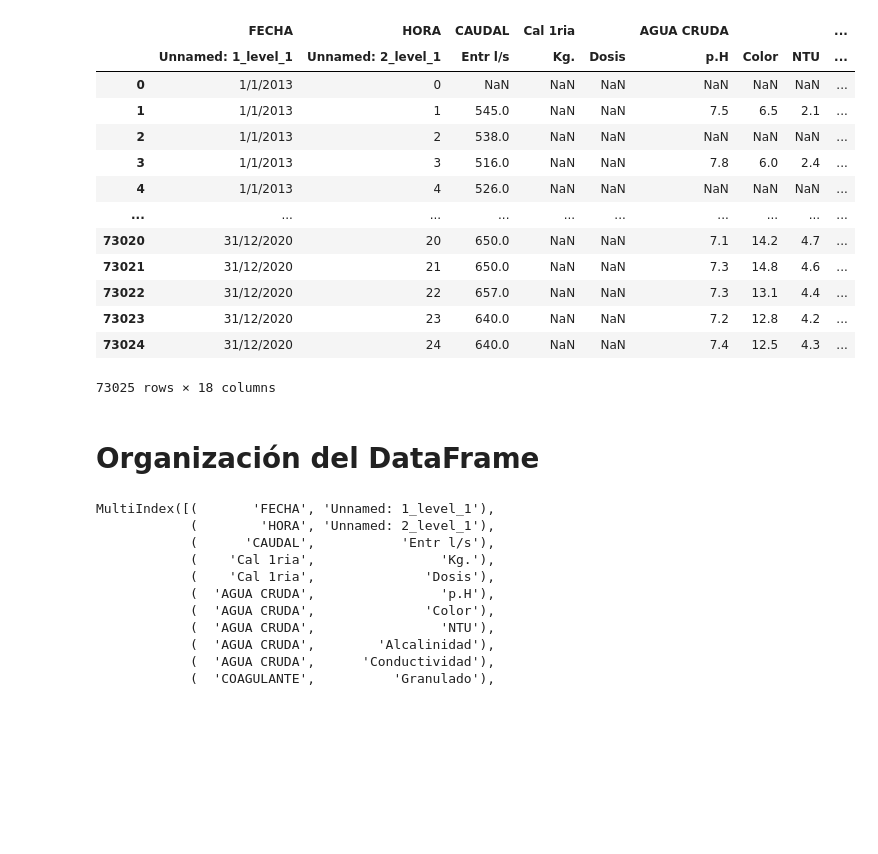
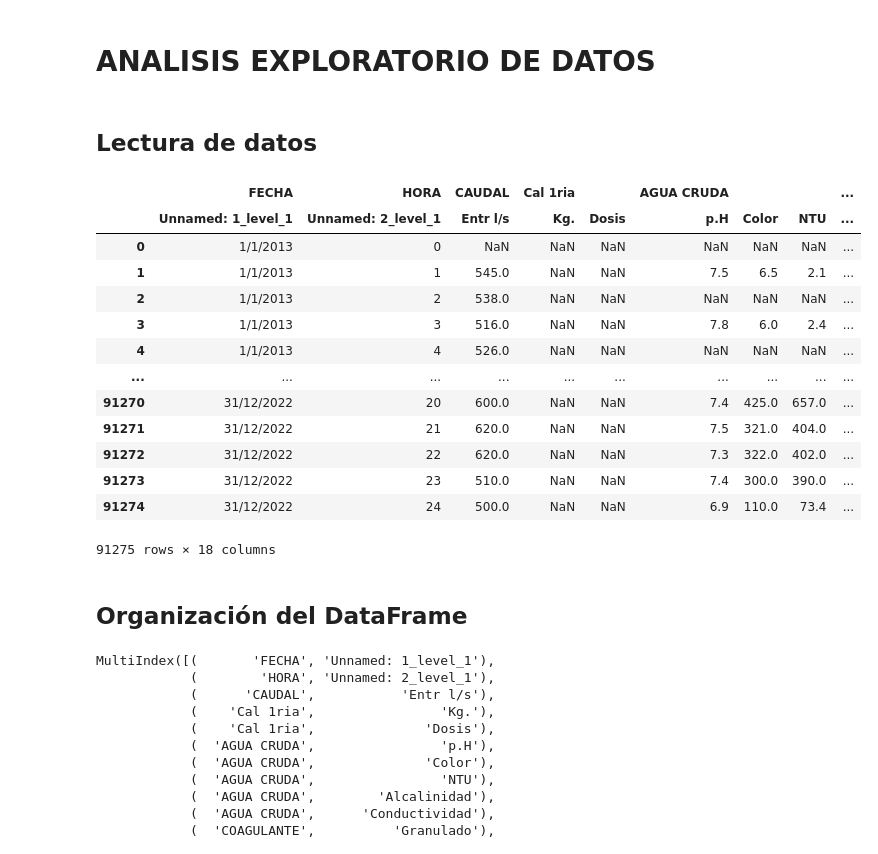
Before and after one commit to jvanessafdez/coagulant-dose, a Jupyter notebook: src/EDA.ipynb, the cells around one changed output. Saved outputs shown, nothing was run; the diff lists cells and outputs as text; code cells hidden in the pictures; blank space fills up the shorter version.

```diff
--- a/src/EDA.ipynb
+++ b/src/EDA.ipynb
@@ -1,3 +1,7 @@
+# %% [markdown]
+# ANALISIS EXPLORATORIO DE DATOS
+# %% [markdown]
+## Lectura de datos
 # %%
 import numpy as np
 import pandas as pd
@@ -5,24 +9,24 @@ import seaborn as sns
 import matplotlib.pyplot as plt
 import re
 # %%
-df = pd.read_csv('./data/dataframe.csv',sep=',', encoding='latin-1', header=[0, 1], index_col=0, low_memory=False,)
+df = pd.read_csv('../data/dataframe.csv',sep=',', encoding='latin-1', header=[0, 1], index_col=0, low_memory=False,)
 df
 # %% [output]
 |  | FECHA | HORA | CAUDAL | Cal 1ria |  | AGUA CRUDA |  |  | ... |
 |  | Unnamed: 1_level_1 | Unnamed: 2_level_1 | Entr l/s | Kg. | Dosis | p.H | Color | NTU | ... |
 | 0 | 1/1/2013 | 0 | NaN | NaN | NaN | NaN | NaN | NaN | ... |
 | 1 | 1/1/2013 | 1 | 545.0 | NaN | NaN | 7.5 | 6.5 | 2.1 | ... |
 | 2 | 1/1/2013 | 2 | 538.0 | NaN | NaN | NaN | NaN | NaN | ... |
 | 3 | 1/1/2013 | 3 | 516.0 | NaN | NaN | 7.8 | 6.0 | 2.4 | ... |
 | 4 | 1/1/2013 | 4 | 526.0 | NaN | NaN | NaN | NaN | NaN | ... |
 | ... | ... | ... | ... | ... | ... | ... | ... | ... | ... |
-| 73020 | 31/12/2020 | 20 | 650.0 | NaN | NaN | 7.1 | 14.2 | 4.7 | ... |
-| 73021 | 31/12/2020 | 21 | 650.0 | NaN | NaN | 7.3 | 14.8 | 4.6 | ... |
-| 73022 | 31/12/2020 | 22 | 657.0 | NaN | NaN | 7.3 | 13.1 | 4.4 | ... |
-| 73023 | 31/12/2020 | 23 | 640.0 | NaN | NaN | 7.2 | 12.8 | 4.2 | ... |
-| 73024 | 31/12/2020 | 24 | 640.0 | NaN | NaN | 7.4 | 12.5 | 4.3 | ... |
+| 91270 | 31/12/2022 | 20 | 600.0 | NaN | NaN | 7.4 | 425.0 | 657.0 | ... |
+| 91271 | 31/12/2022 | 21 | 620.0 | NaN | NaN | 7.5 | 321.0 | 404.0 | ... |
+| 91272 | 31/12/2022 | 22 | 620.0 | NaN | NaN | 7.3 | 322.0 | 402.0 | ... |
+| 91273 | 31/12/2022 | 23 | 510.0 | NaN | NaN | 7.4 | 300.0 | 390.0 | ... |
+| 91274 | 31/12/2022 | 24 | 500.0 | NaN | NaN | 6.9 | 110.0 | 73.4 | ... |
-73025 rows × 18 columns
+91275 rows × 18 columns
 # %% [markdown]
 
-# Organización del DataFrame
+## Organización del DataFrame
 # %%
```
Also changed, not shown: parts of 73 cells of this notebook.
